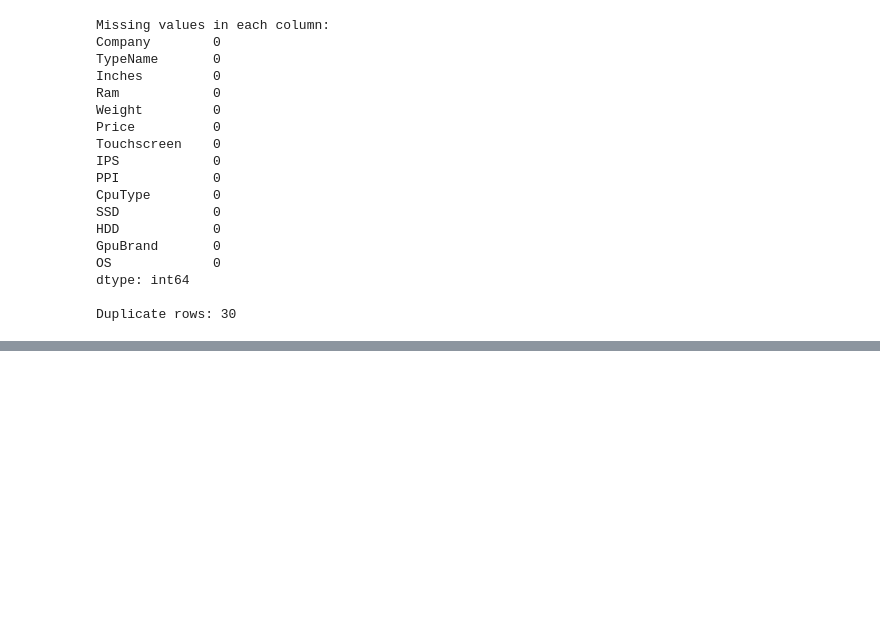
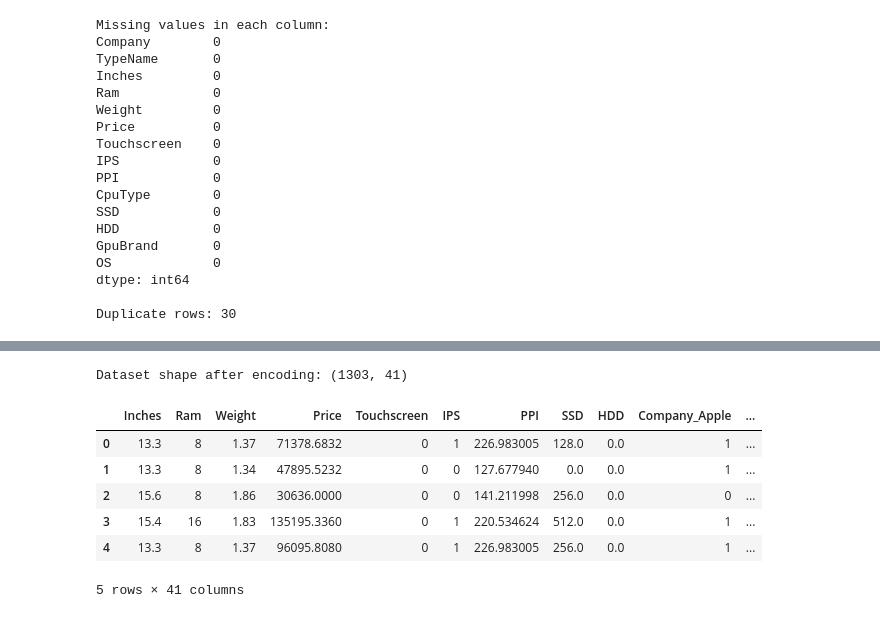
Before and after one commit to 2026aib1053-spark/laptop-price-predictor, a Jupyter notebook: main/laptop_price_prediction.ipynb, the cells around one changed output, grey strips where cells are left out. Drawn from its saved outputs; the diff is of its cells as text; code cells hidden in the pictures; blank space fills up the shorter version.

```diff
--- a/main/laptop_price_prediction.ipynb
+++ b/main/laptop_price_prediction.ipynb
@@ -232,0 +257,16 @@ Duplicate rows: 30
+# %%
+
+
+data_encoded = pd.get_dummies(data, drop_first=True, dtype=int)
+
+print("Dataset shape after encoding:", data_encoded.shape)
+data_encoded.head()
+# %% [output]
+Dataset shape after encoding: (1303, 41)
+|  | Inches | Ram | Weight | Price | Touchscreen | IPS | PPI | SSD | HDD | Company_Apple | ... |
+| 0 | 13.3 | 8 | 1.37 | 71378.6832 | 0 | 1 | 226.983005 | 128.0 | 0.0 | 1 | ... |
+| 1 | 13.3 | 8 | 1.34 | 47895.5232 | 0 | 0 | 127.677940 | 0.0 | 0.0 | 1 | ... |
+| 2 | 15.6 | 8 | 1.86 | 30636.0000 | 0 | 0 | 141.211998 | 256.0 | 0.0 | 0 | ... |
+| 3 | 15.4 | 16 | 1.83 | 135195.3360 | 0 | 1 | 220.534624 | 512.0 | 0.0 | 1 | ... |
+| 4 | 13.3 | 8 | 1.37 | 96095.8080 | 0 | 1 | 226.983005 | 256.0 | 0.0 | 1 | ... |
+5 rows × 41 columns
```
Also changed, not shown: parts of 1 cell of this notebook.
